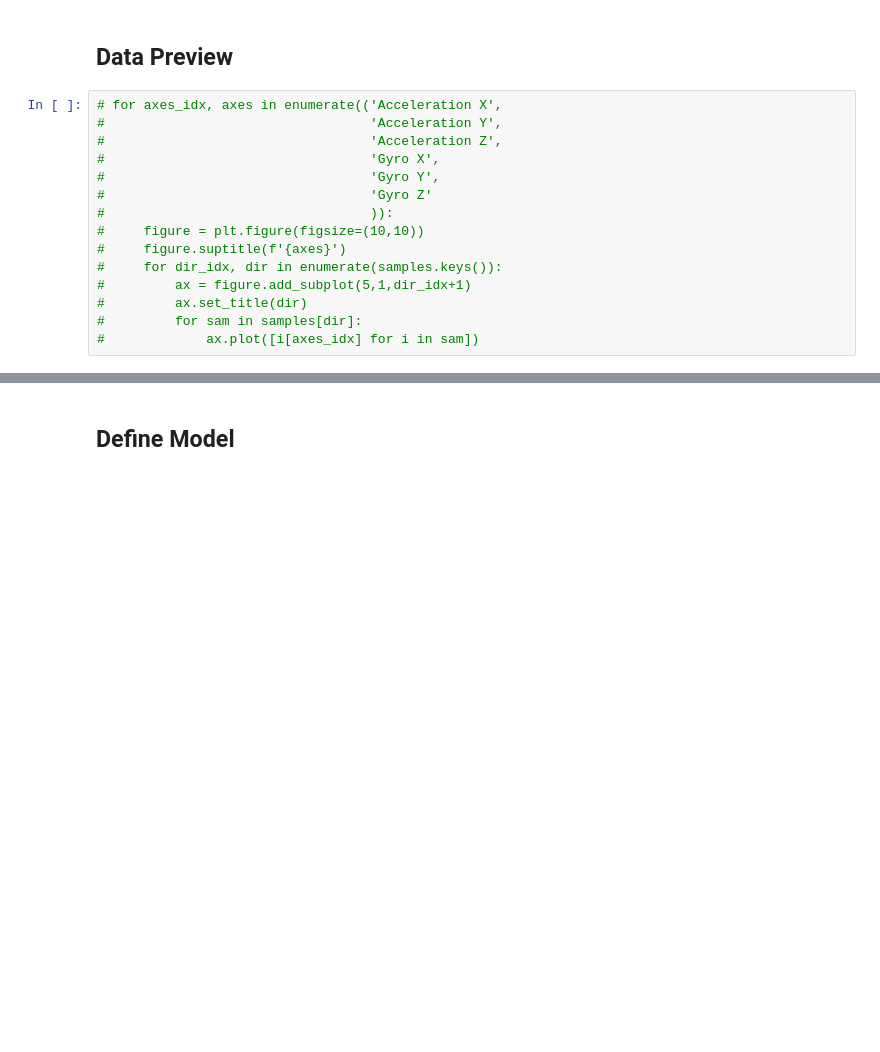
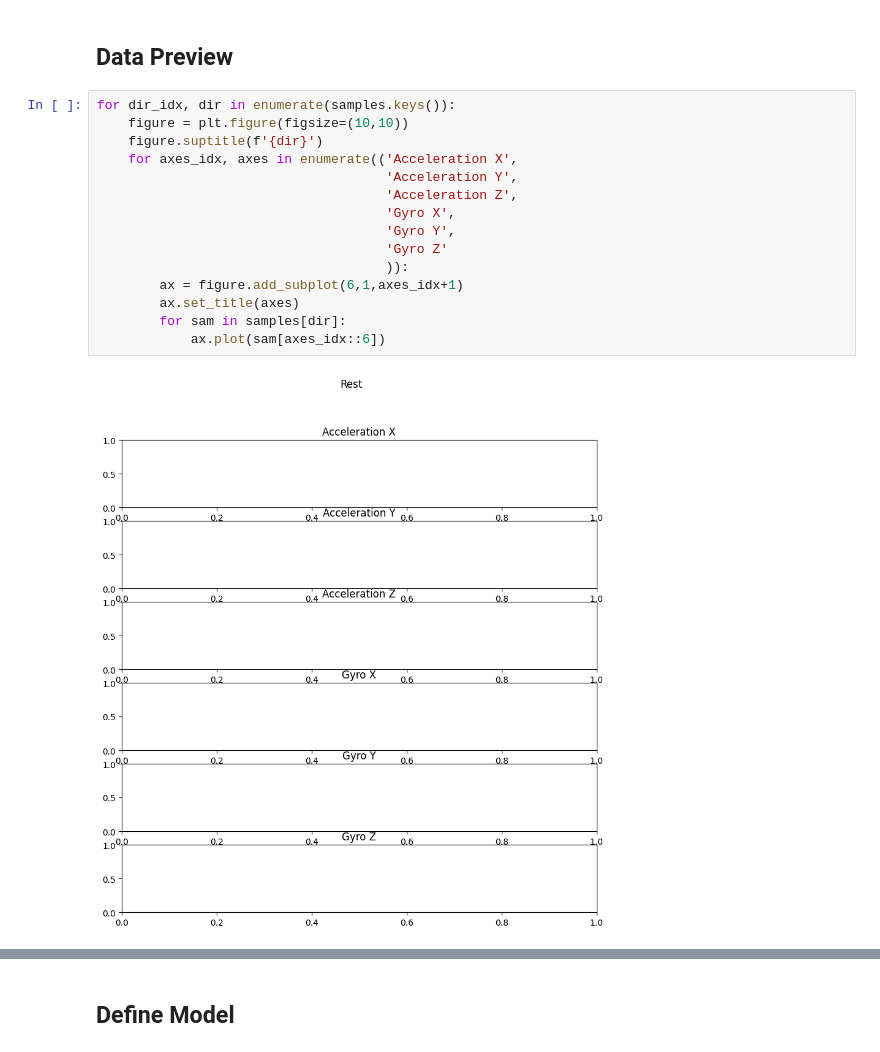
Before and after one commit to itay-mal/robotic_hand_project, a Jupyter notebook: code/ML/train_desicion_forest.ipynb, the cells around one changed output, grey strips where cells are left out. Drawn from its saved outputs; the diff is of its cells as text; blank space fills up the shorter version.

Commit message:
plotting real time buffer

```diff
--- a/code/ML/train_desicion_forest.ipynb
+++ b/code/ML/train_desicion_forest.ipynb
@@ -60,17 +60,19 @@ X_train, X_test, y_train, y_test = train_test_split(X, y, test_size = 0.2, rando
 # %% [markdown]
 ## Data Preview
 # %%
-# for axes_idx, axes in enumerate(('Acceleration X',
-#                                  'Acceleration Y',
-#                                  'Acceleration Z',
-#                                  'Gyro X',
-#                                  'Gyro Y',
-#                                  'Gyro Z'
-#                                  )):
-#     figure = plt.figure(figsize=(10,10))
-#     figure.suptitle(f'{axes}')
-#     for dir_idx, dir in enumerate(samples.keys()):
-#         ax = figure.add_subplot(5,1,dir_idx+1)
-#         ax.set_title(dir)
-#         for sam in samples[dir]:
-#             ax.plot([i[axes_idx] for i in sam])
+for dir_idx, dir in enumerate(samples.keys()):
+    figure = plt.figure(figsize=(10,10))
+    figure.suptitle(f'{dir}')
+    for axes_idx, axes in enumerate(('Acceleration X',
+                                     'Acceleration Y',
+                                     'Acceleration Z',
+                                     'Gyro X',
+                                     'Gyro Y',
+                                     'Gyro Z'
+                                     )):
+        ax = figure.add_subplot(6,1,axes_idx+1)
+        ax.set_title(axes)
+        for sam in samples[dir]:
+            ax.plot(sam[axes_idx::6])
+# %% [output]
+[figure, added]
```
Also changed, not shown: parts of 1 cell of this notebook, 1 other file.
